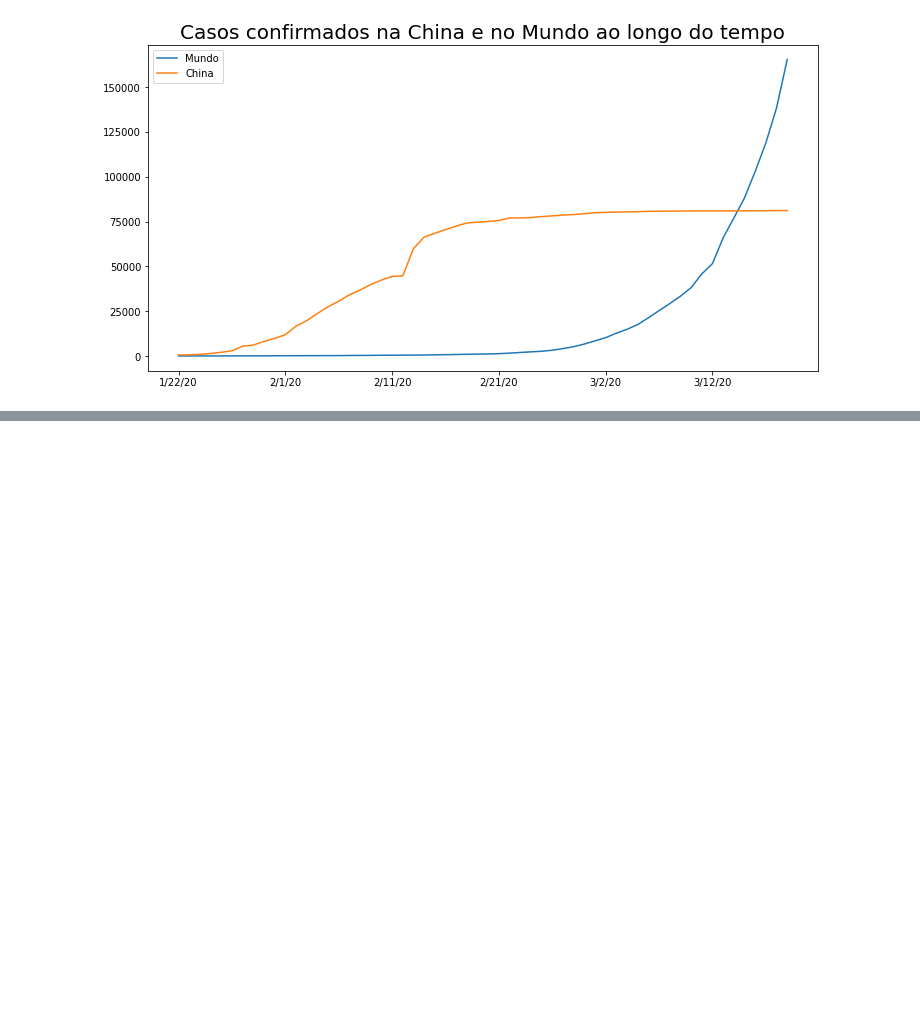
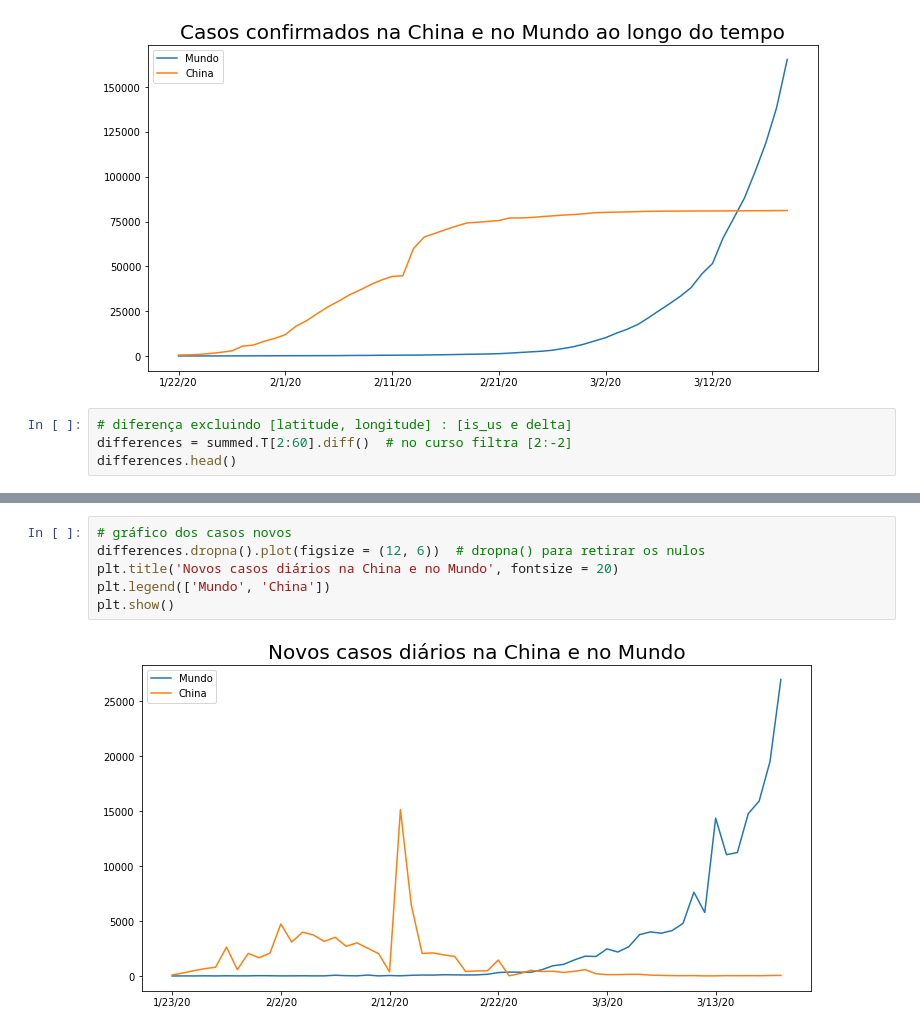
Before and after one commit to jordanfalcao/data-analytics, a Jupyter notebook: Saúde e Medicina/Visualização de Dados - Saúde e Medicina/Data_Science_e_Saúde.ipynb, the cells around one changed output, grey strips where cells are left out. Cells and saved outputs as stored; diff of their text form; blank space fills up the shorter version.

```diff
--- a/Saúde e Medicina/Visualização de Dados - Saúde e Medicina/Data_Science_e_Saúde.ipynb
+++ b/Saúde e Medicina/Visualização de Dados - Saúde e Medicina/Data_Science_e_Saúde.ipynb
@@ -648,3 +648,7 @@ plt.title('Casos confirmados na China e no Mundo ao longo do tempo', fontsize =
 plt.show()
 # %% [output]
 [figure]
+# %%
+# diferença excluindo [latitude, longitude] : [is_us e delta]
+differences = summed.T[2:60].diff()  # no curso filtra [2:-2]
+differences.head()
@@ -650,0 +662,8 @@ plt.show()
+# %%
+# gráfico dos casos novos
+differences.dropna().plot(figsize = (12, 6))  # dropna() para retirar os nulos
+plt.title('Novos casos diários na China e no Mundo', fontsize = 20)
+plt.legend(['Mundo', 'China'])
+plt.show()
+# %% [output]
+[figure, added]
```
Also changed, not shown: parts of 17 cells of this notebook, 1 other file.
